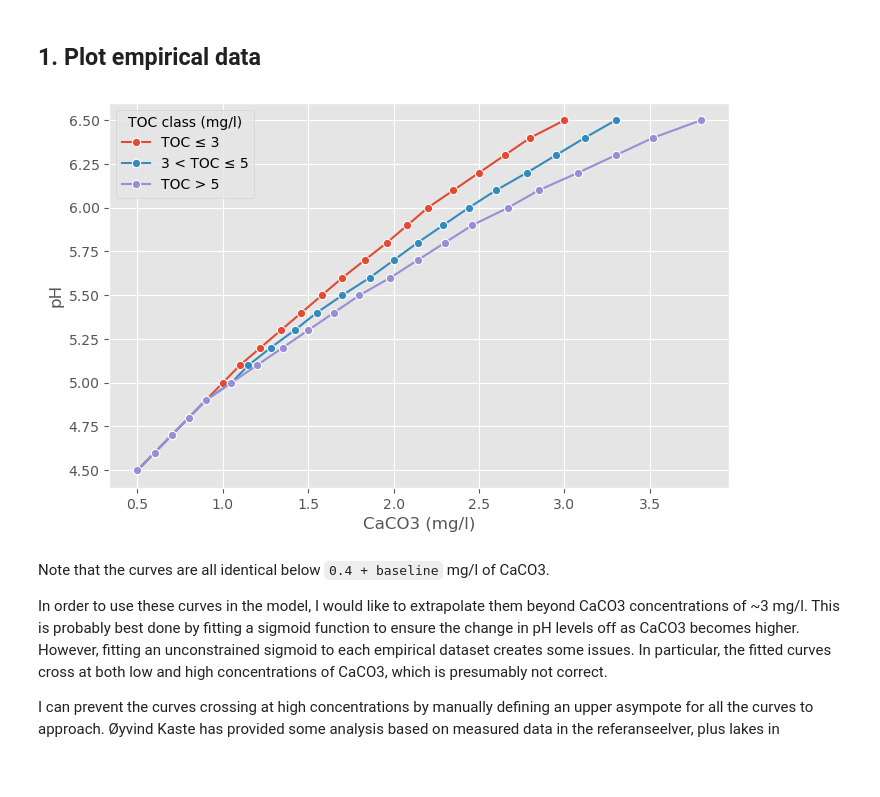
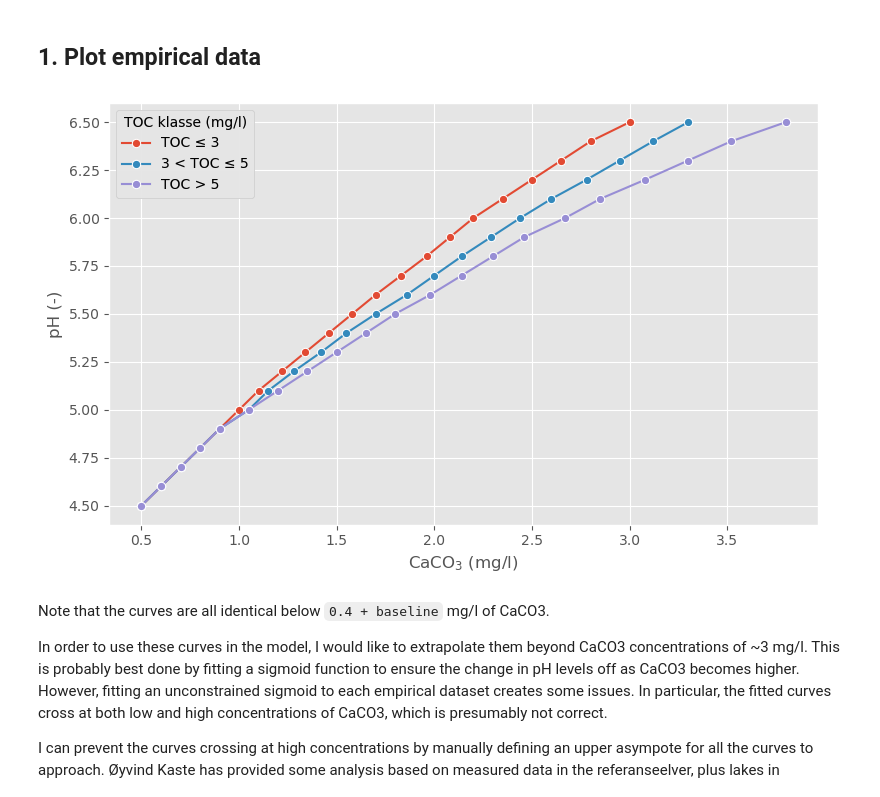
Before and after one commit to NIVANorge/lake_liming_app, a Jupyter notebook: notebooks/titration_curves.ipynb, the cells around one changed output. Saved outputs shown, nothing was run; the diff lists cells and outputs as text; code cells hidden in the pictures; blank space fills up the shorter version.

```diff
--- a/notebooks/titration_curves.ipynb
+++ b/notebooks/titration_curves.ipynb
@@ -33,11 +33,19 @@ df["CaCO3 (mg/l)"] = df["CaCO3 (mg/l)"] + baseline_caco3
 # %%
 plt.figure(figsize=(8, 5))
 ax = sn.lineplot(x="CaCO3 (mg/l)", y="pH", hue="TOC class (mg/l)", data=df, marker="o")
+plt.xlabel("CaCO$_3$ (mg/l)")
+plt.ylabel("pH (-)")
 
+# Update legend title
+handles, labels = ax.get_legend_handles_labels()
+legend = ax.legend(handles, labels, title="TOC klasse (mg/l)")
+ax.add_artist(legend)
+
+plt.tight_layout()
 png_path = r"../docs/images/titration_curves.png"
-plt.savefig(png_path, dpi=200)
+plt.savefig(png_path, dpi=200, bbox_inches="tight")
 # %% [output]
-[figure, old version]
+[figure, new version]
 # %% [markdown]
 Note that the curves are all identical below `0.4 + baseline` mg/l of CaCO3.
 
```
Also changed, not shown: parts of 1 cell of this notebook, 6 other files.
